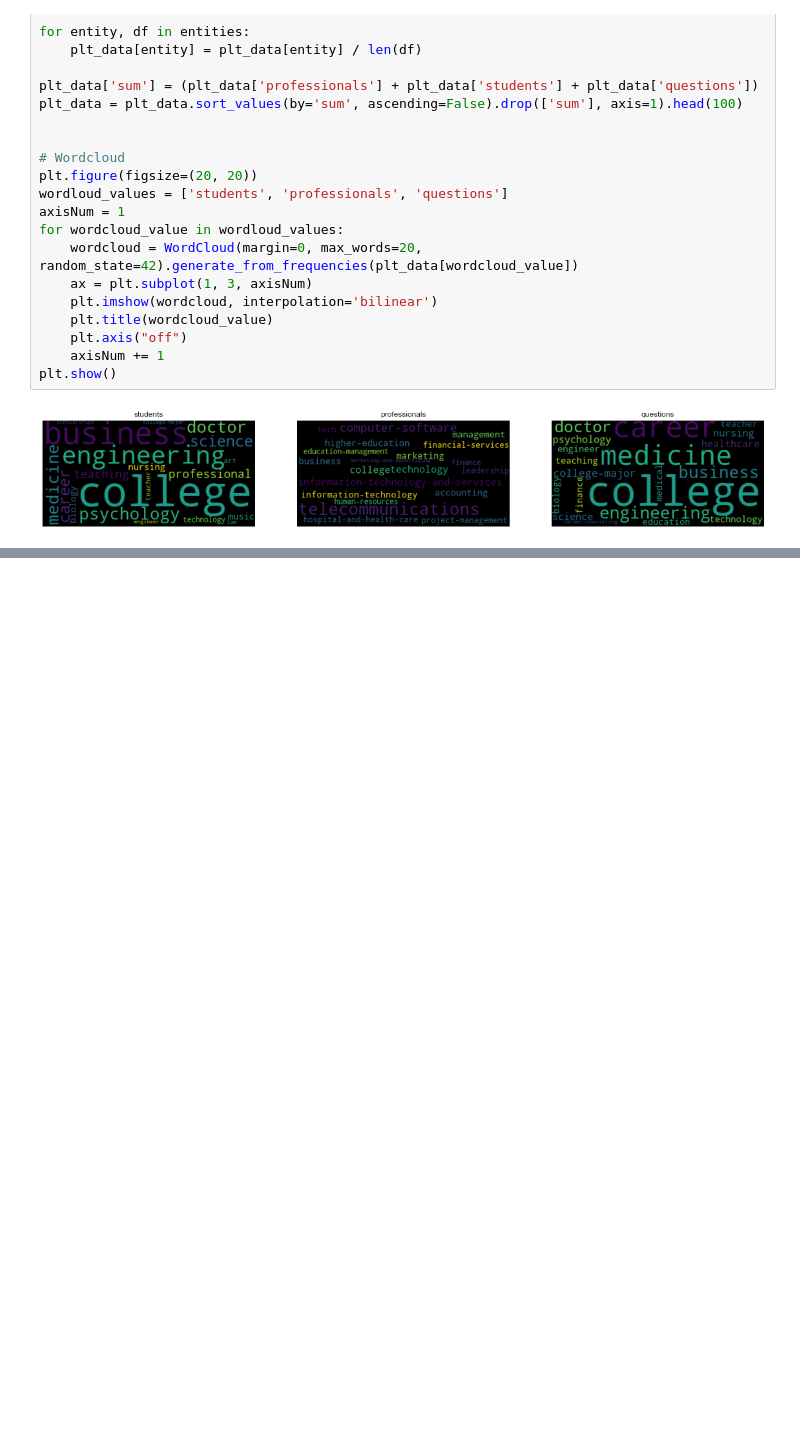
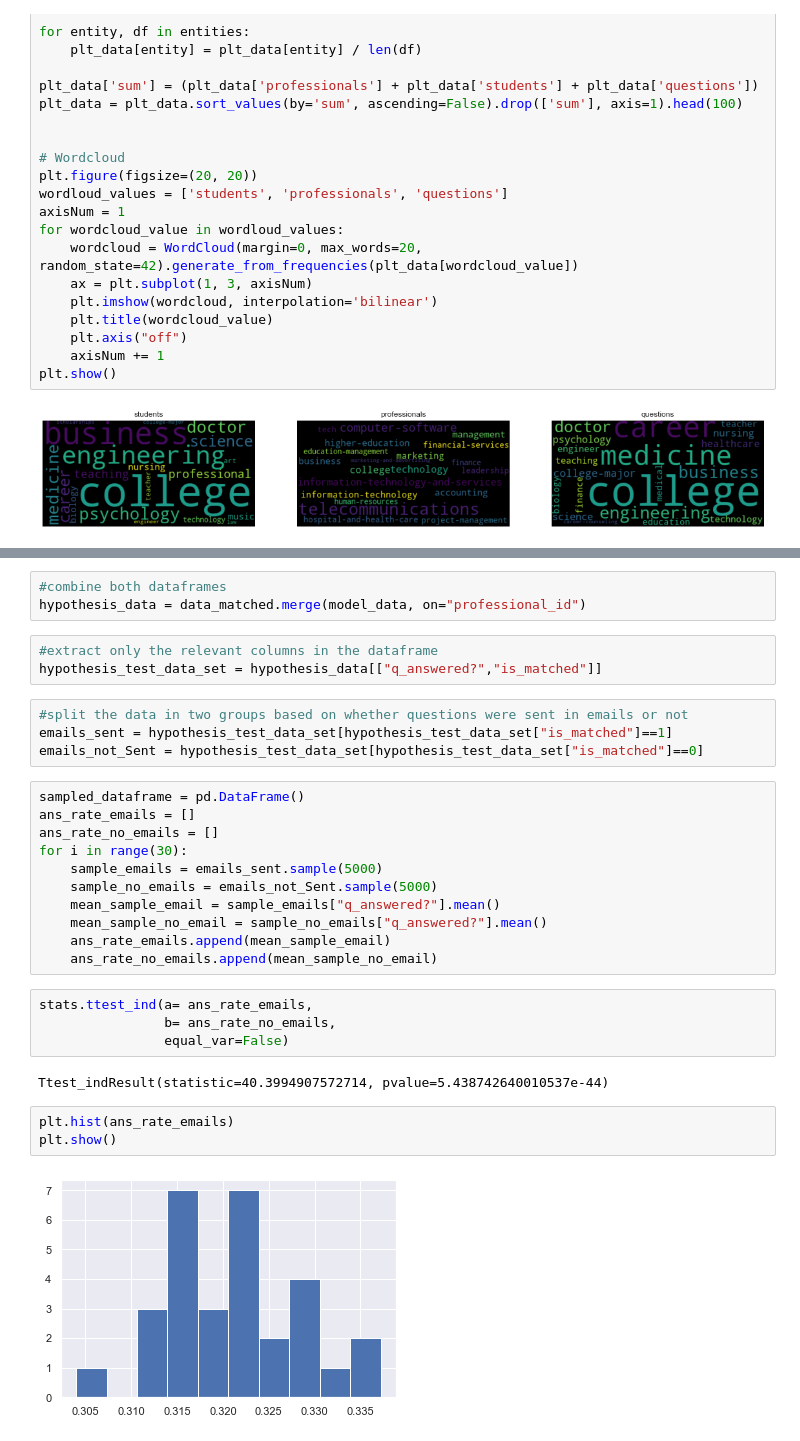
Before and after one commit to jccf12/career_village_challenge, a Jupyter notebook: Asmaa's_notebook.ipynb, the cells around one changed output, grey strips where cells are left out. Cells and saved outputs as stored; diff of their text form; blank space fills up the shorter version.

Commit message:
Hypothesis Test

```diff
--- a/Asmaa's_notebook.ipynb
+++ b/Asmaa's_notebook.ipynb
@@ -292,0 +302,32 @@ Cosine Similarity --> the Similarity in tags of questions, answers, and tags
+# %%
+#combine both dataframes
+hypothesis_data = data_matched.merge(model_data, on="professional_id")
+# %%
+#extract only the relevant columns in the dataframe
+hypothesis_test_data_set = hypothesis_data[["q_answered?","is_matched"]]
+# %%
+#split the data in two groups based on whether questions were sent in emails or not
+emails_sent = hypothesis_test_data_set[hypothesis_test_data_set["is_matched"]==1]
+emails_not_Sent = hypothesis_test_data_set[hypothesis_test_data_set["is_matched"]==0]
+# %%
+sampled_dataframe = pd.DataFrame()
+ans_rate_emails = []
+ans_rate_no_emails = []
+for i in range(30):
+    sample_emails = emails_sent.sample(5000)
+    sample_no_emails = emails_not_Sent.sample(5000)
+    mean_sample_email = sample_emails["q_answered?"].mean()
+    mean_sample_no_email = sample_no_emails["q_answered?"].mean()
+    ans_rate_emails.append(mean_sample_email)
+    ans_rate_no_emails.append(mean_sample_no_email)
+# %%
+stats.ttest_ind(a= ans_rate_emails,
+                b= ans_rate_no_emails,
+                equal_var=False)
+# %% [output]
+Ttest_indResult(statistic=40.3994907572714, pvalue=5.438742640010537e-44)
+# %%
+plt.hist(ans_rate_emails)
+plt.show()
+# %% [output]
+[figure, added]
```
Also changed, not shown: parts of 8 cells of this notebook.
